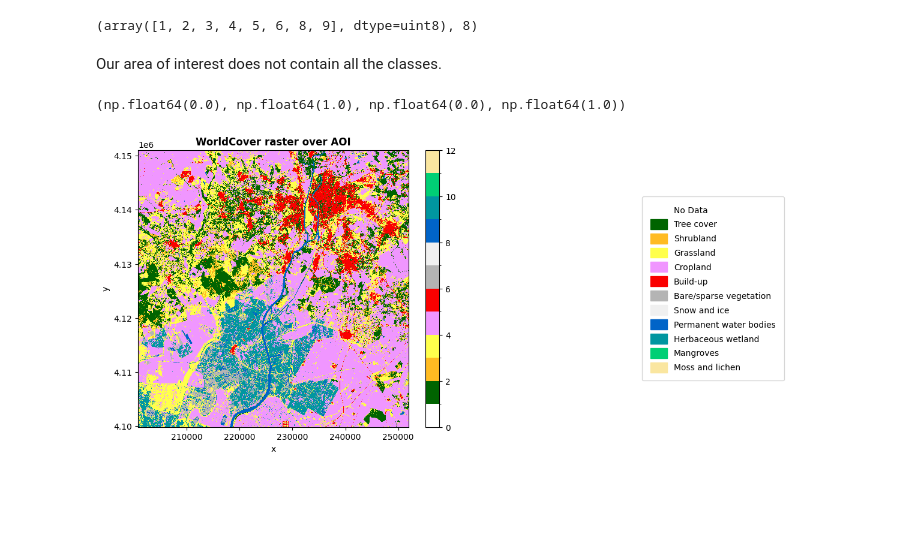
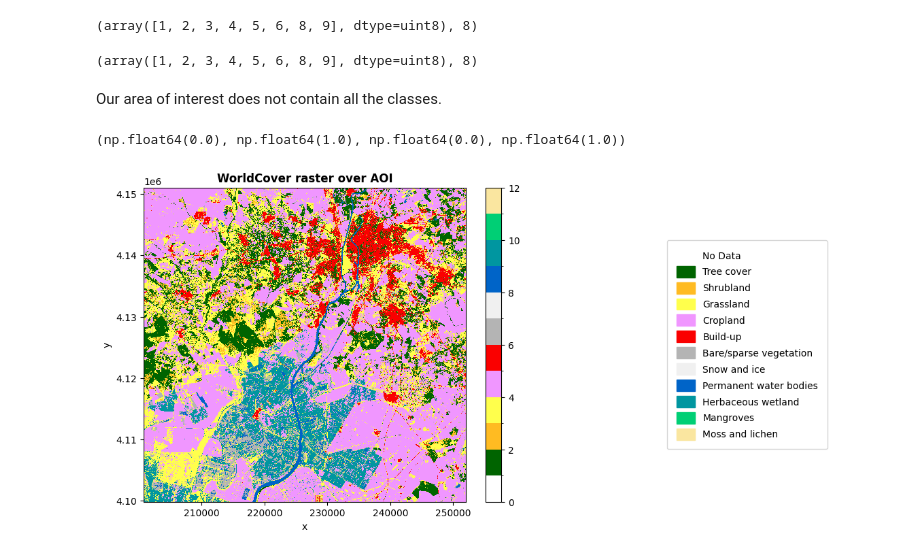
Before and after one commit to 0xstepit/lulc-classification, a Jupyter notebook: notebooks/03-reprojection.ipynb, the cells around one changed output. Saved outputs shown, nothing was run; the diff lists cells and outputs as text; code cells hidden in the pictures; blank space fills up the shorter version.

```diff
--- a/notebooks/03-reprojection.ipynb
+++ b/notebooks/03-reprojection.ipynb
@@ -174,0 +253,23 @@ We didn't use the `merge_array` function from `rioxarray` because the two raster
+# %%
+wc_1 = wc_reclassed.values.ravel()
+wc_2 = wc_merged_reclassed.values.ravel()
+# %%
+present_classes = sorted(np.unique(np.concatenate([wc_1, wc_2])).tolist())
+labels = [WORLDCOVER_CLASSES[i][0] for i in present_classes]
+# %%
+cm = confusion_matrix(wc_1, wc_2, labels=present_classes)
+# %%
+fig, ax = plt.subplots(figsize=(8, 7))
+im = ax.imshow(cm, cmap="Blues", norm="log")
+
+ax.set_xticks(range(len(present_classes)), labels, rotation=45, ha="right")
+ax.set_yticks(range(len(present_classes)), labels)
+ax.set_xlabel("Approach 2 (clip -> merge -> reprtoject_match)")
+ax.set_ylabel("Approach 1 (reproject_match -> where)")
+ax.set_title("Approach 1 vs 2 agreement")
+
+for i in range(len(present_classes)):
+    for j in range(len(present_classes)):
+        if cm[i, j]:
+            ax.text(j, i, f"{cm[i, j]:,}", ha="center", va="center", fontsize=8, color="black")
+fig.colorbar(im, ax=ax, shrink=0.8)
@@ -214,24 +345,28 @@ for k, v in CLASS_MAPPING.items():
 np.unique(wc_reclassed), len(np.unique(wc_reclassed))
 # %% [output]
 (array([1, 2, 3, 4, 5, 6, 8, 9], dtype=uint8), 8)
+# %%
+np.unique(wc_merged_reclassed), len(np.unique(wc_merged_reclassed))
+# %% [output]
+(array([1, 2, 3, 4, 5, 6, 8, 9], dtype=uint8), 8)
 # %% [markdown]
 Our area of interest does not contain all the classes.
 # %%
-fig, ax = plt.subplots(ncols=2, figsize=(16, 6))
+fig, ax = plt.subplots(ncols=2, figsize=(14, 6),  gridspec_kw={"width_ratios": [3, 2]})
 
 wc_reclassed.plot(ax=ax[0], cmap=cmap, norm=norm)
 ax[0].set_title("WorldCover raster over AOI", fontweight="bold")
 
 ax[1].legend(
     handles=patches,
     loc="center",
     frameon=True,
     fontsize=10,
     handlelength=2,
     handleheight=1.5,
     borderpad=1,
 )
 ax[1].axis("off")
 # %% [output]
 (np.float64(0.0), np.float64(1.0), np.float64(0.0), np.float64(1.0))
-[figure, old version]
+[figure, new version]
```
Also changed, not shown: parts of 26 cells of this notebook, 16 other files.
